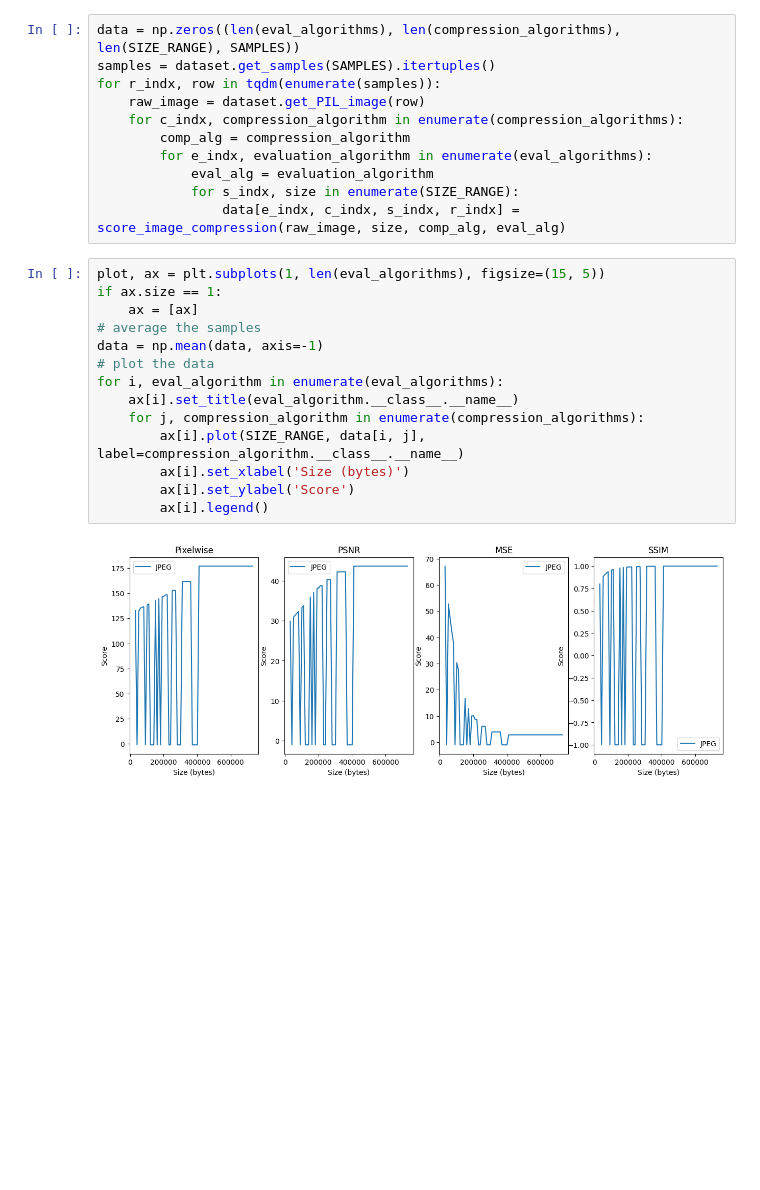
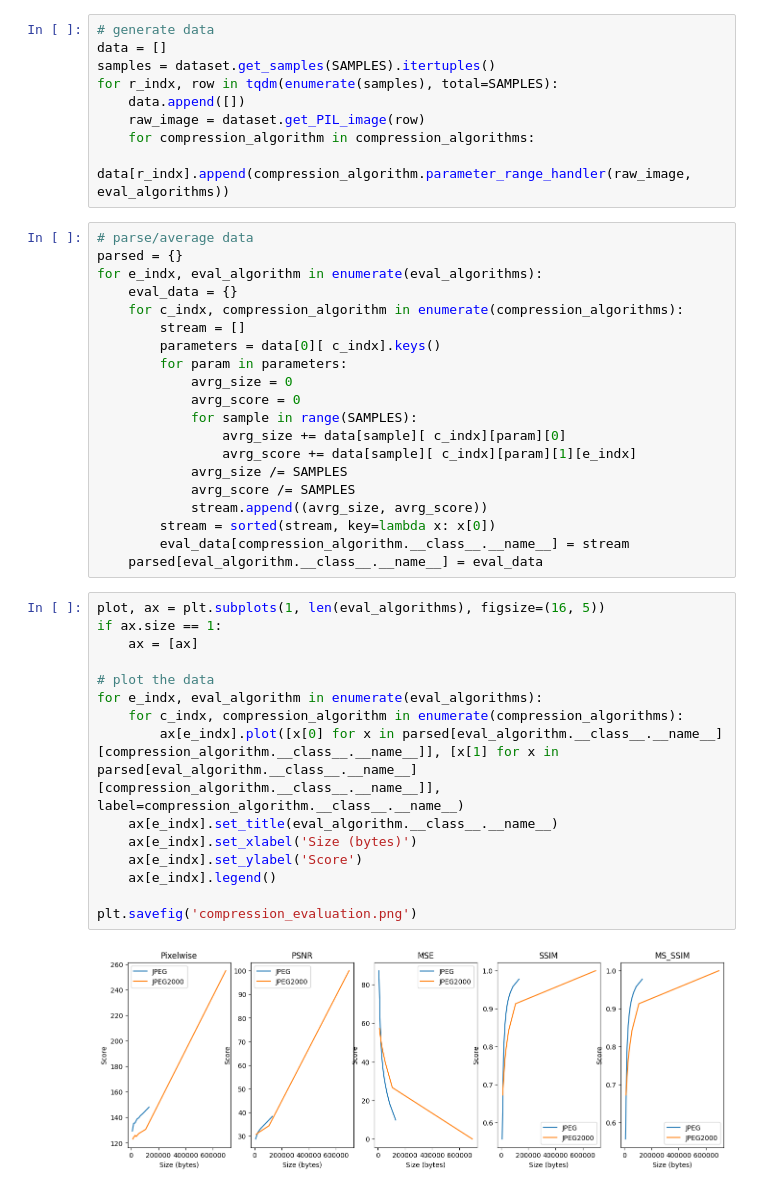
Before and after one commit to a-miscellaneous/awt-pj-ss24-rl-with-image-compression, a Jupyter notebook: benchmarks.ipynb, the cells around one changed output. Cells and saved outputs as stored; diff of their text form; blank space fills up the shorter version.

```diff
--- a/benchmarks.ipynb
+++ b/benchmarks.ipynb
@@ -16,27 +13,46 @@ SIZE_RANGE = range(31501, 736502, 10000)
 # %%
-data = np.zeros((len(eval_algorithms), len(compression_algorithms), len(SIZE_RANGE), SAMPLES))
+# generate data
+data = []
 samples = dataset.get_samples(SAMPLES).itertuples()
-for r_indx, row in tqdm(enumerate(samples)):
+for r_indx, row in tqdm(enumerate(samples), total=SAMPLES):
+    data.append([])
     raw_image = dataset.get_PIL_image(row)
-    for c_indx, compression_algorithm in enumerate(compression_algorithms):
-        comp_alg = compression_algorithm
-        for e_indx, evaluation_algorithm in enumerate(eval_algorithms):
-            eval_alg = evaluation_algorithm
-            for s_indx, size in enumerate(SIZE_RANGE):
-                data[e_indx, c_indx, s_indx, r_indx] = score_image_compression(raw_image, size, comp_alg, eval_alg)
+    for compression_algorithm in compression_algorithms:
+        data[r_indx].append(compression_algorithm.parameter_range_handler(raw_image, eval_algorithms))
+# %%
+# parse/average data
+parsed = {}
+for e_indx, eval_algorithm in enumerate(eval_algorithms):
+    eval_data = {}
+    for c_indx, compression_algorithm in enumerate(compression_algorithms):
+        stream = []
+        parameters = data[0][ c_indx].keys()
+        for param in parameters:
+            avrg_size = 0
+            avrg_score = 0
+            for sample in range(SAMPLES):
+                avrg_size += data[sample][ c_indx][param][0]
+                avrg_score += data[sample][ c_indx][param][1][e_indx]
+            avrg_size /= SAMPLES
+            avrg_score /= SAMPLES
+            stream.append((avrg_size, avrg_score))
+        stream = sorted(stream, key=lambda x: x[0])
+        eval_data[compression_algorithm.__class__.__name__] = stream
+    parsed[eval_algorithm.__class__.__name__] = eval_data
 # %%
-plot, ax = plt.subplots(1, len(eval_algorithms), figsize=(15, 5))
+plot, ax = plt.subplots(1, len(eval_algorithms), figsize=(16, 5))
 if ax.size == 1:
     ax = [ax]
-# average the samples
-data = np.mean(data, axis=-1)
+
 # plot the data
-for i, eval_algorithm in enumerate(eval_algorithms):
-    ax[i].set_title(eval_algorithm.__class__.__name__)
-    for j, compression_algorithm in enumerate(compression_algorithms):
-        ax[i].plot(SIZE_RANGE, data[i, j], label=compression_algorithm.__class__.__name__)
-        ax[i].set_xlabel('Size (bytes)')
-        ax[i].set_ylabel('Score')
-        ax[i].legend()
+for e_indx, eval_algorithm in enumerate(eval_algorithms):
+    for c_indx, compression_algorithm in enumerate(compression_algorithms):
+        ax[e_indx].plot([x[0] for x in parsed[eval_algorithm.__class__.__name__][compression_algorithm.__class__.__name__]], [x[1] for x in parsed[eval_algorithm.__class__.__name__][compression_algorithm.__class__.__name__]], label=compression_algorithm.__class__.__name__)
+    ax[e_indx].set_title(eval_algorithm.__class__.__name__)
+    ax[e_indx].set_xlabel('Size (bytes)')
+    ax[e_indx].set_ylabel('Score')
+    ax[e_indx].legend()
+
+plt.savefig('compression_evaluation.png')
 # %% [output]
-[figure, old version]
+[figure, new version]
```
Also changed, not shown: parts of 1 cell of this notebook, 8 other files.
